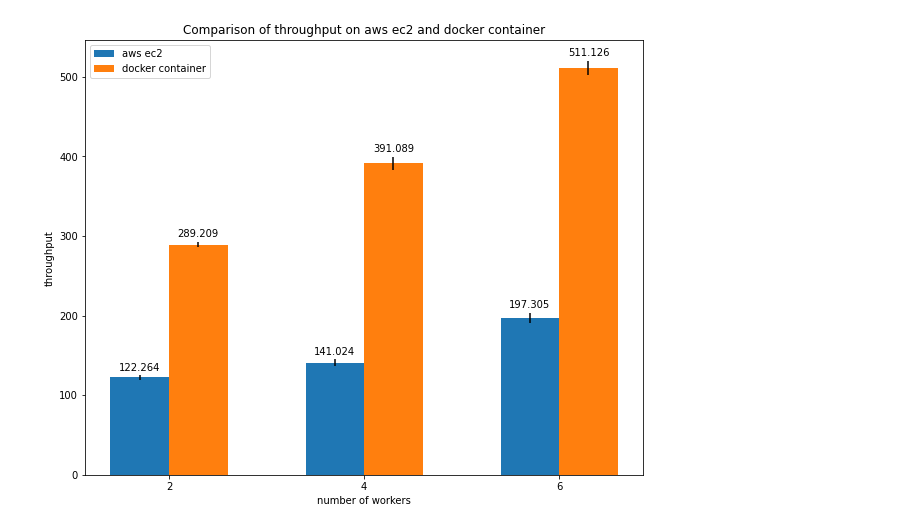
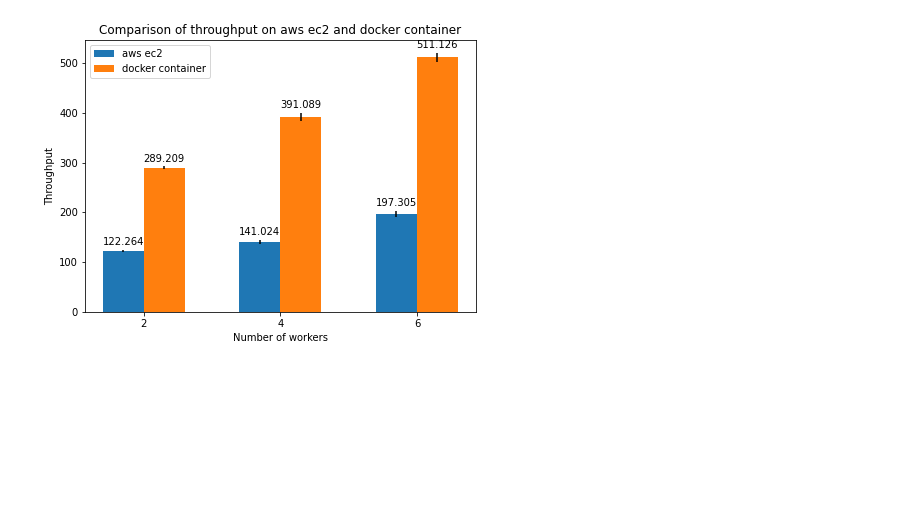
Before and after one commit to Vincent-lau/erlog, a Jupyter notebook: apps/bench/src/plot.ipynb, the cells around one changed output. Drawn from its saved outputs; the diff is of its cells as text; code cells hidden in the pictures; blank space fills up the shorter version.

```diff
--- a/apps/bench/src/plot.ipynb
+++ b/apps/bench/src/plot.ipynb
@@ -9,9 +10,13 @@ th_scaling = 10000
 plot_colours = ['tab:blue', 'tab:orange', 'tab:green', 'tab:red', 'tab:purple',
                 'tab:brown', 'tab:pink', 'tab:gray', 'tab:olive', 'tab:cyan']
 
-font = {'size'   : 18}
-mpl.rc('font', **font)
-label_font_sz = 25
+# font = {'size'   : 25}
+# mpl.rc('font', **font)
+# label_font_sz = 30
+
+
+# rc('font', **{'family': 'serif', 'serif': ['Computer Modern']})
+# rc('text', usetex=True)
 # %%
 def get_throughput(latency, graph_size, th_scaling=10000000000):
   return graph_size  * th_scaling / float(latency) / 1000
@@ -329,35 +339,35 @@ aws_six_th = np.array([graph_size * th_scaling / (t / 1000) for t in aws_six_wor
 
 aws_th = [np.mean(aws_two_th), np.mean(aws_four_th), np.mean(aws_six_th)]
 aws_err = [np.std(aws_two_th), np.std(aws_four_th), np.std(aws_six_th)]
 
 
 docker_two_th = np.array([graph_size * th_scaling / (t / 1000) for t in docker_two_workers])
 docker_four_th = np.array([graph_size * th_scaling / (t / 1000) for t in docker_four_workers])
 docker_six_th = np.array([graph_size * th_scaling / (t / 1000) for t in docker_six_workers])
 
 docker_th = [np.mean(docker_two_th), np.mean(docker_four_th), np.mean(docker_six_th)]
 docker_err = [np.std(docker_two_th), np.std(docker_four_th), np.std(docker_six_th)]
 
 width = 0.6  # the width of the bars
 
 x = np.array(num_workers)
 
 
 fig, ax = plt.subplots()
-fig.set_size_inches((10, 8))
+fig.set_size_inches((7,5))
 rects1 = ax.bar(x - width/2, aws_th, width, yerr = aws_err, label='aws ec2')
 rects2 = ax.bar(x + width/2, docker_th, width, yerr = docker_err, label='docker container')
 ax.legend()
 
 ax.bar_label(rects1, padding=3)
 ax.bar_label(rects2, padding=3)
 
 ax.set_xticks(num_workers)
 ax.set_xticklabels(num_workers)
-ax.set_xlabel('number of workers')
-ax.set_ylabel('throughput')
+ax.set_xlabel('Number of workers')
+ax.set_ylabel('Throughput')
 ax.set_title('Comparison of throughput on aws ec2 and docker container')
 
-fig.savefig('foo.pdf')
+fig.savefig('ec2_docker.pdf')
 # %% [output]
-[figure, old version]
+[figure, new version]
```
Also changed, not shown: parts of 11 cells of this notebook.
